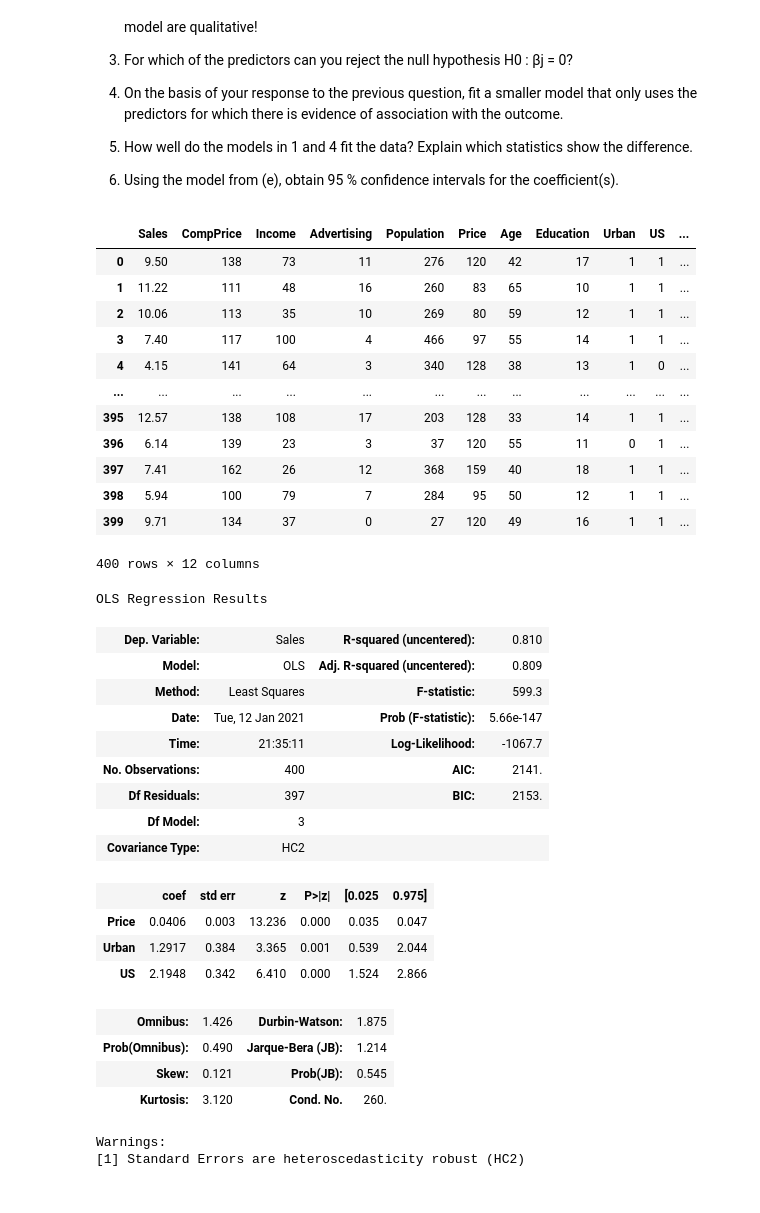
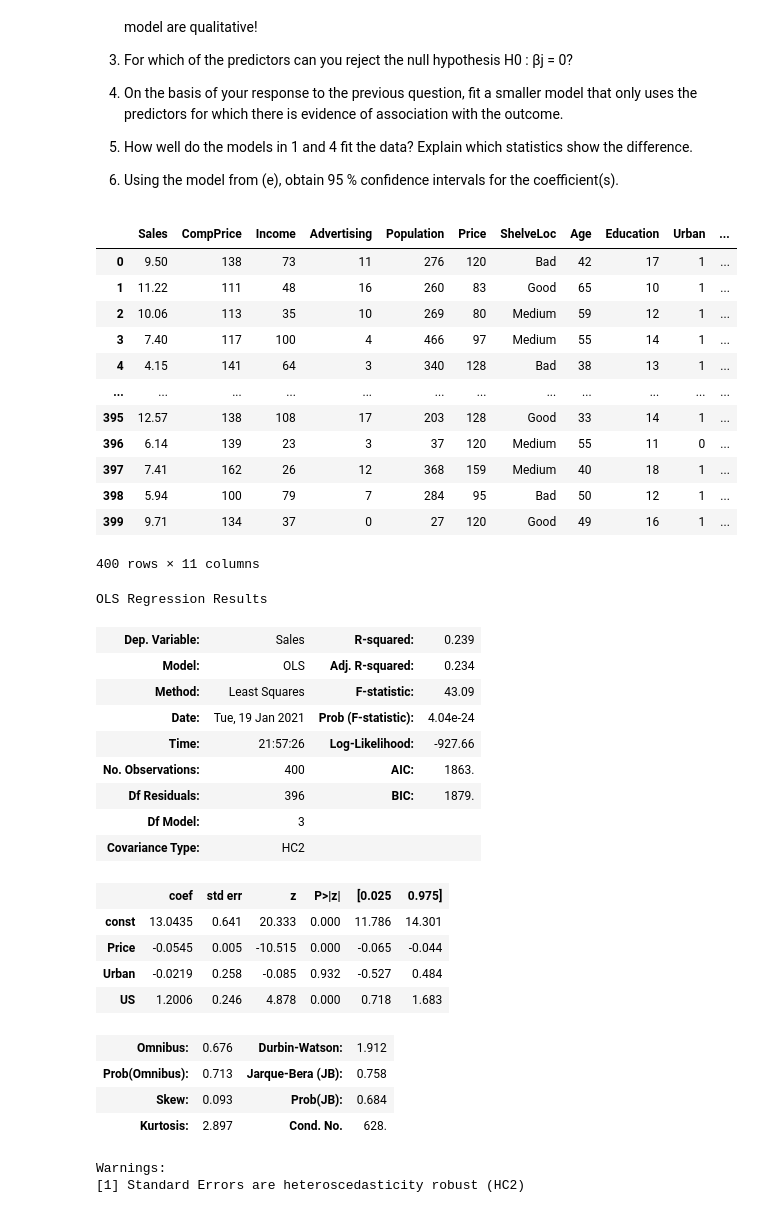
Before and after one commit to cb-ds-1/m3-2-regression-interpretation, a Jupyter notebook: workshop.ipynb, the cells around one changed output. Drawn from its saved outputs; the diff is of its cells as text; code cells hidden in the pictures.

```diff
--- a/workshop.ipynb
+++ b/workshop.ipynb
@@ -309,53 +312,54 @@ This question should be answered using the Carseats data set
 6. Using the model from (e), obtain 95 % confidence intervals for the coefficient(s).
 # %%
 df = pd.read_csv('data/carseats.csv')
-df = df.join(pd.get_dummies(df.ShelveLoc, drop_first=True, prefix='ShelveLoc'))
+#df = df.join(pd.get_dummies(df.ShelveLoc, drop_first=True, prefix='ShelveLoc'))
+#df = df.drop(columns=['ShelveLoc'])
 df.Urban = df.Urban.replace('Yes', 1).replace('No', 0)
 df.US = df.US.replace('Yes', 1).replace('No', 0)
-df = df.drop(columns=['ShelveLoc'])
 df
 # %% [output]
-|  | Sales | CompPrice | Income | Advertising | Population | Price | Age | Education | Urban | US | ... |
-| 0 | 9.50 | 138 | 73 | 11 | 276 | 120 | 42 | 17 | 1 | 1 | ... |
-| 1 | 11.22 | 111 | 48 | 16 | 260 | 83 | 65 | 10 | 1 | 1 | ... |
-| 2 | 10.06 | 113 | 35 | 10 | 269 | 80 | 59 | 12 | 1 | 1 | ... |
-| 3 | 7.40 | 117 | 100 | 4 | 466 | 97 | 55 | 14 | 1 | 1 | ... |
-| 4 | 4.15 | 141 | 64 | 3 | 340 | 128 | 38 | 13 | 1 | 0 | ... |
+|  | Sales | CompPrice | Income | Advertising | Population | Price | ShelveLoc | Age | Education | Urban | ... |
+| 0 | 9.50 | 138 | 73 | 11 | 276 | 120 | Bad | 42 | 17 | 1 | ... |
+| 1 | 11.22 | 111 | 48 | 16 | 260 | 83 | Good | 65 | 10 | 1 | ... |
+| 2 | 10.06 | 113 | 35 | 10 | 269 | 80 | Medium | 59 | 12 | 1 | ... |
+| 3 | 7.40 | 117 | 100 | 4 | 466 | 97 | Medium | 55 | 14 | 1 | ... |
+| 4 | 4.15 | 141 | 64 | 3 | 340 | 128 | Bad | 38 | 13 | 1 | ... |
 | ... | ... | ... | ... | ... | ... | ... | ... | ... | ... | ... | ... |
-| 395 | 12.57 | 138 | 108 | 17 | 203 | 128 | 33 | 14 | 1 | 1 | ... |
-| 396 | 6.14 | 139 | 23 | 3 | 37 | 120 | 55 | 11 | 0 | 1 | ... |
-| 397 | 7.41 | 162 | 26 | 12 | 368 | 159 | 40 | 18 | 1 | 1 | ... |
-| 398 | 5.94 | 100 | 79 | 7 | 284 | 95 | 50 | 12 | 1 | 1 | ... |
-| 399 | 9.71 | 134 | 37 | 0 | 27 | 120 | 49 | 16 | 1 | 1 | ... |
+| 395 | 12.57 | 138 | 108 | 17 | 203 | 128 | Good | 33 | 14 | 1 | ... |
+| 396 | 6.14 | 139 | 23 | 3 | 37 | 120 | Medium | 55 | 11 | 0 | ... |
+| 397 | 7.41 | 162 | 26 | 12 | 368 | 159 | Medium | 40 | 18 | 1 | ... |
+| 398 | 5.94 | 100 | 79 | 7 | 284 | 95 | Bad | 50 | 12 | 1 | ... |
+| 399 | 9.71 | 134 | 37 | 0 | 27 | 120 | Good | 49 | 16 | 1 | ... |
-400 rows × 12 columns
+400 rows × 11 columns
 # %%
 # 1. Fit a multiple regression model to predict Sales using Price, Urban, and US.
 
 y = df.Sales
 x = df[['Price','Urban','US']]
 
-est = sm.OLS(y, x).fit(cov_type='HC2')
-#est = sm.OLS(y, sm.add_constant(x)).fit(cov_type='HC2')
+#est = sm.OLS(y, x).fit(cov_type='HC2')
+est = sm.OLS(y, sm.add_constant(x)).fit(cov_type='HC2')
 est.summary()
 # %% [output]
 OLS Regression Results
-| Dep. Variable: | Sales | R-squared (uncentered): | 0.810 |
-| Model: | OLS | Adj. R-squared (uncentered): | 0.809 |
-| Method: | Least Squares | F-statistic: | 599.3 |
-| Date: | Tue, 12 Jan 2021 | Prob (F-statistic): | 5.66e-147 |
-| Time: | 21:35:11 | Log-Likelihood: | -1067.7 |
-| No. Observations: | 400 | AIC: | 2141. |
-| Df Residuals: | 397 | BIC: | 2153. |
+| Dep. Variable: | Sales | R-squared: | 0.239 |
+| Model: | OLS | Adj. R-squared: | 0.234 |
+| Method: | Least Squares | F-statistic: | 43.09 |
+| Date: | Tue, 19 Jan 2021 | Prob (F-statistic): | 4.04e-24 |
+| Time: | 21:57:26 | Log-Likelihood: | -927.66 |
+| No. Observations: | 400 | AIC: | 1863. |
+| Df Residuals: | 396 | BIC: | 1879. |
 | Df Model: | 3 |  |  |
 | Covariance Type: | HC2 |  |  |
 |  | coef | std err | z | P>|z| | [0.025 | 0.975] |
-| Price | 0.0406 | 0.003 | 13.236 | 0.000 | 0.035 | 0.047 |
-| Urban | 1.2917 | 0.384 | 3.365 | 0.001 | 0.539 | 2.044 |
-| US | 2.1948 | 0.342 | 6.410 | 0.000 | 1.524 | 2.866 |
+| const | 13.0435 | 0.641 | 20.333 | 0.000 | 11.786 | 14.301 |
+| Price | -0.0545 | 0.005 | -10.515 | 0.000 | -0.065 | -0.044 |
+| Urban | -0.0219 | 0.258 | -0.085 | 0.932 | -0.527 | 0.484 |
+| US | 1.2006 | 0.246 | 4.878 | 0.000 | 0.718 | 1.683 |
-| Omnibus: | 1.426 | Durbin-Watson: | 1.875 |
-| Prob(Omnibus): | 0.490 | Jarque-Bera (JB): | 1.214 |
-| Skew: | 0.121 | Prob(JB): | 0.545 |
-| Kurtosis: | 3.120 | Cond. No. | 260. |
+| Omnibus: | 0.676 | Durbin-Watson: | 1.912 |
+| Prob(Omnibus): | 0.713 | Jarque-Bera (JB): | 0.758 |
+| Skew: | 0.093 | Prob(JB): | 0.684 |
+| Kurtosis: | 2.897 | Cond. No. | 628. |
 Warnings:
 [1] Standard Errors are heteroscedasticity robust (HC2)
 # %%
```
Also changed, not shown: parts of 20 cells of this notebook.
